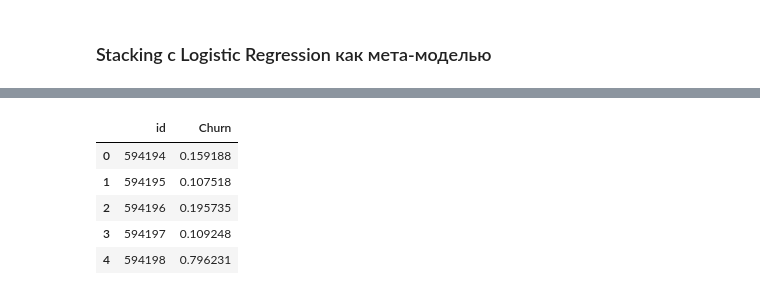
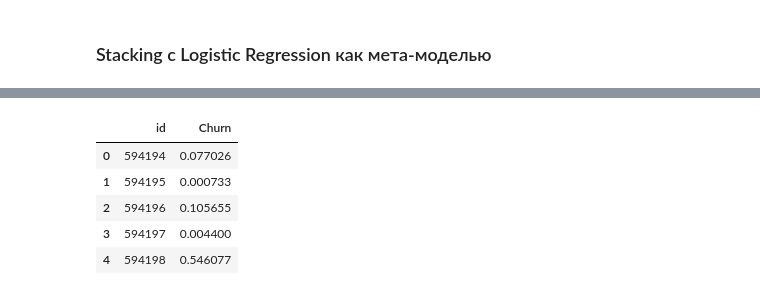
Before and after one commit to argeo05/Customer-Churn-Prediction, a Jupyter notebook: analyze.ipynb, the cells around one changed output, grey strips where cells are left out. Cells and saved outputs as stored; diff of their text form; code cells hidden in the pictures.

```diff
--- a/analyze.ipynb
+++ b/analyze.ipynb
@@ -525,17 +537,17 @@ hub.leaderboard(only_best=True)
 # %%
-test_proba = stack_logreg.predict_proba(X_stack_test)[:, 1]
+test_proba = xgboost.predict_proba(X_test)[:, 1]
 
 submission = pd.DataFrame({
     "id": test["id"],
     "Churn": test_proba
 })
 
 submission.to_csv("submission.csv", index=False)
 submission.head()
 # %% [output]
 |  | id | Churn |
-| 0 | 594194 | 0.159188 |
-| 1 | 594195 | 0.107518 |
-| 2 | 594196 | 0.195735 |
-| 3 | 594197 | 0.109248 |
-| 4 | 594198 | 0.796231 |
+| 0 | 594194 | 0.077026 |
+| 1 | 594195 | 0.000733 |
+| 2 | 594196 | 0.105655 |
+| 3 | 594197 | 0.004400 |
+| 4 | 594198 | 0.546077 |
```
Also changed, not shown: parts of 16 cells of this notebook.
